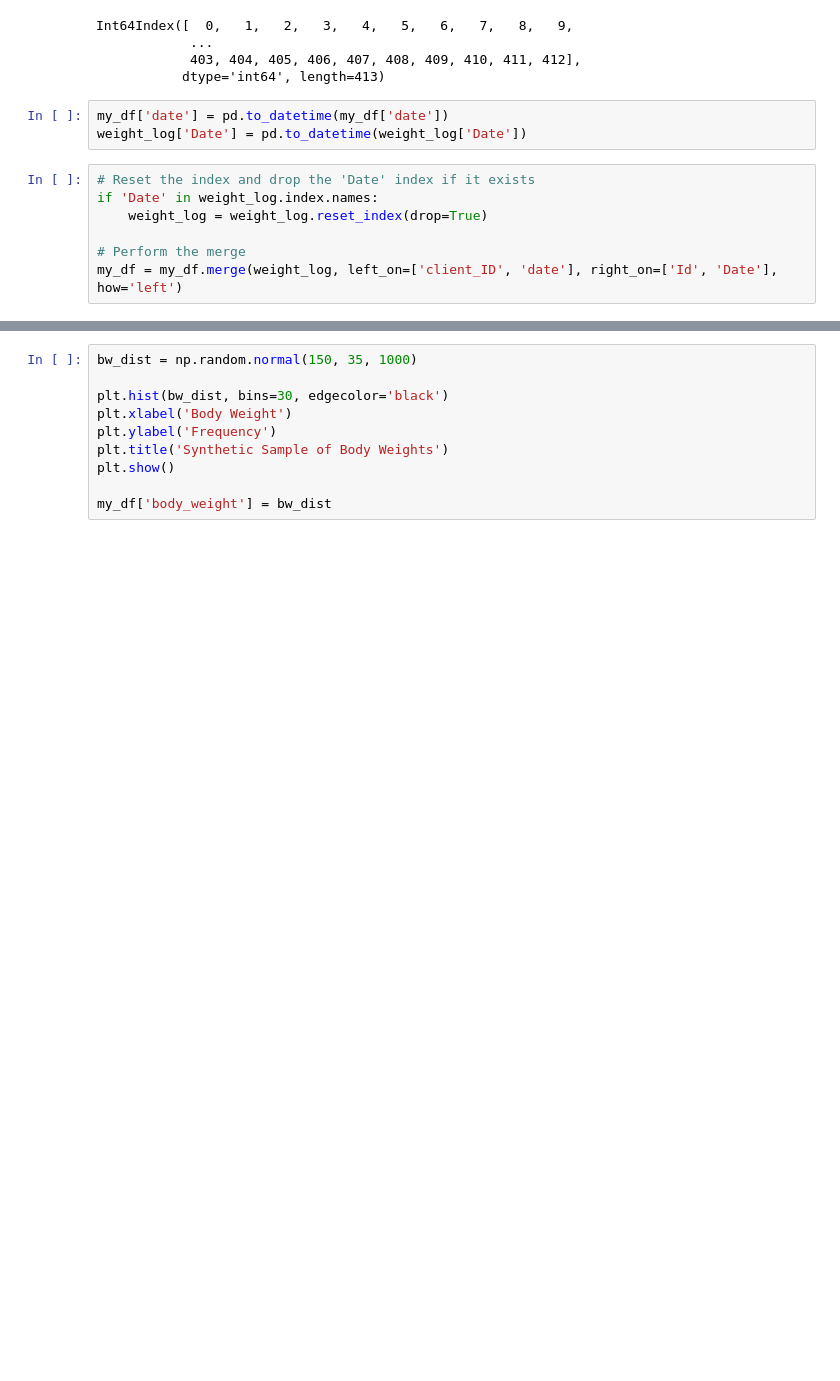
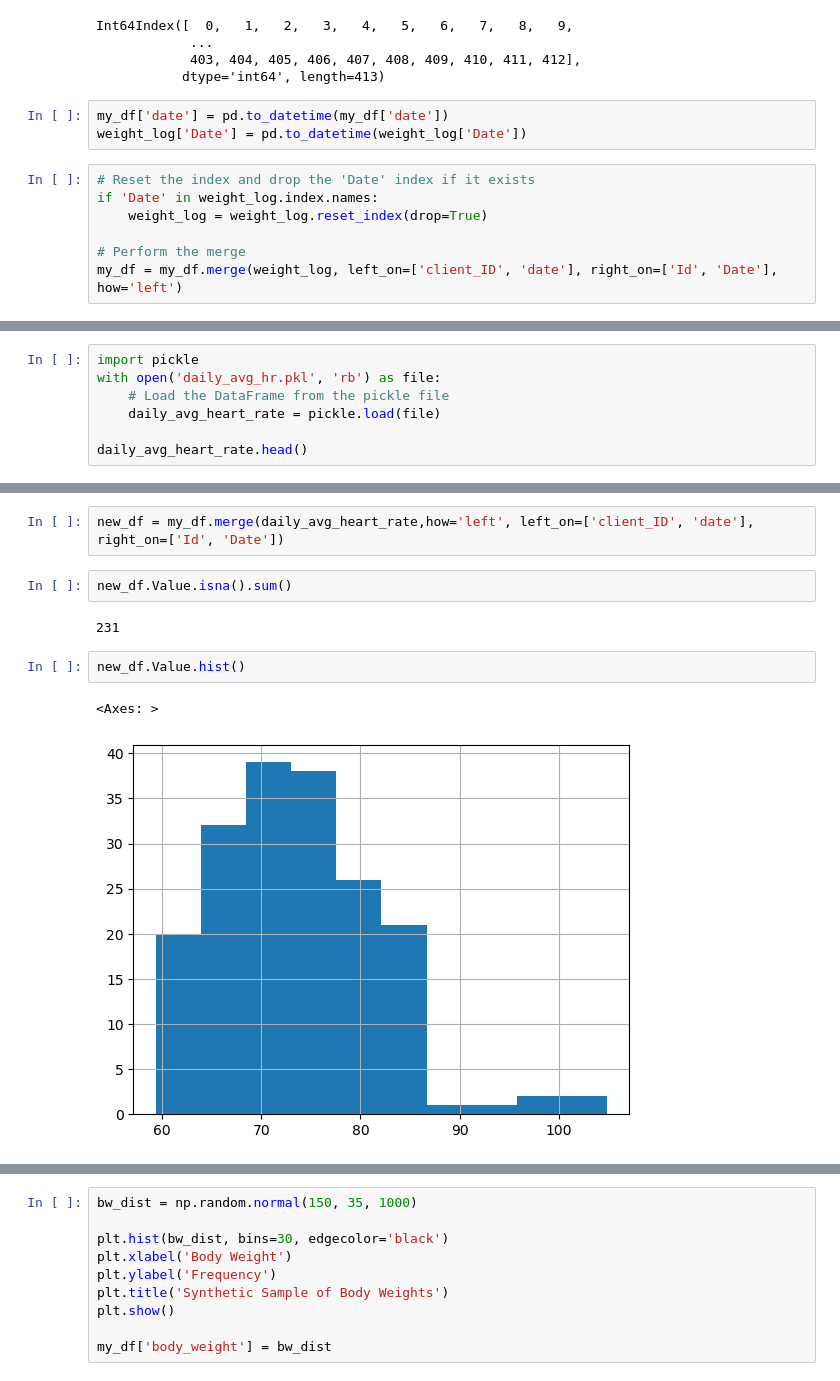
Before and after one commit to mainfranco/Fitness-Data, a Jupyter notebook: Fitness Data.ipynb, the cells around one changed output, grey strips where cells are left out. Drawn from its saved outputs; the diff is of its cells as text; blank space fills up the shorter version.

```diff
--- a/Fitness Data.ipynb
+++ b/Fitness Data.ipynb
@@ -343,0 +353,7 @@ memory usage: 224.0 bytes
+# %%
+import pickle
+with open('daily_avg_hr.pkl', 'rb') as file:
+    # Load the DataFrame from the pickle file
+    daily_avg_heart_rate = pickle.load(file)
+
+daily_avg_heart_rate.head()
@@ -343,0 +368,11 @@ memory usage: 224.0 bytes
+# %%
+new_df = my_df.merge(daily_avg_heart_rate,how='left', left_on=['client_ID', 'date'], right_on=['Id', 'Date'])
+# %%
+new_df.Value.isna().sum()
+# %% [output]
+231
+# %%
+new_df.Value.hist()
+# %% [output]
+<Axes: >
+[figure, added]
```
Also changed, not shown: parts of 43 cells of this notebook.
